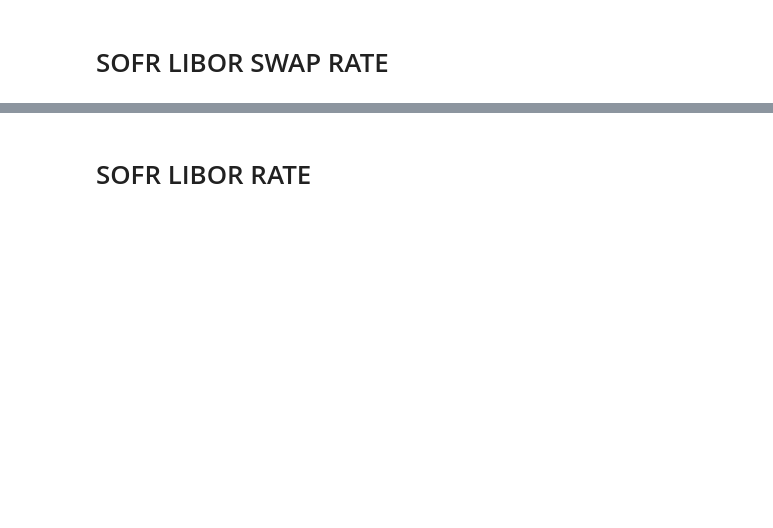
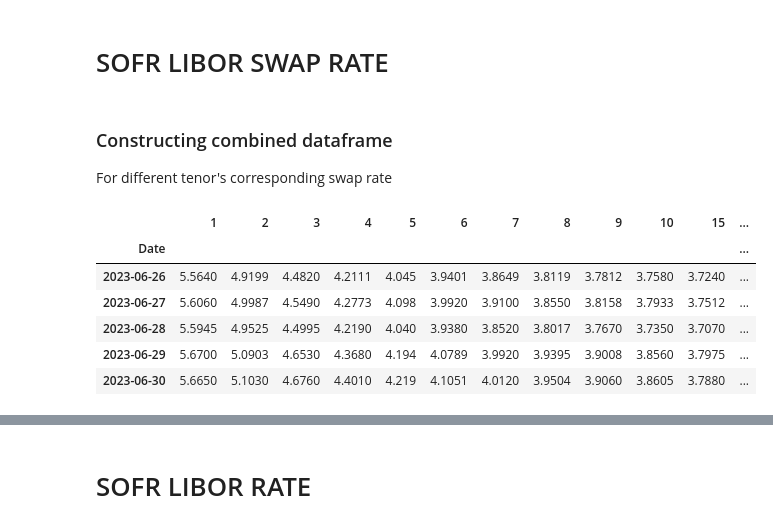
Before and after one commit to ekopen/VolGAN, a Jupyter notebook: sofr_libor_conversion.ipynb, the cells around one changed output, grey strips where cells are left out. Drawn from its saved outputs; the diff is of its cells as text; code cells hidden in the pictures; blank space fills up the shorter version.

```diff
--- a/sofr_libor_conversion.ipynb
+++ b/sofr_libor_conversion.ipynb
@@ -3 +12,4 @@
+# %% [markdown]
+### Constructing combined dataframe
+For different tenor's corresponding swap rate
 # %%
@@ -9,8 +20,12 @@ swapSofrRateFilePath = "data/swapSofrRate_raw.xlsx"
 # %%
 def combineDf(tenors, swapRateDataFilePath,bloombergPrefix):
     combinedDf = None
+    tenorMap = {'A':round(1/12,2),'C':3/12, 'F':6/12, 'I':9/12,'1F':18/12}
     for tenor in tenors:
+
         sheet_name = bloombergPrefix + str(tenor)
+        if tenor in tenorMap:
+            tenor=tenorMap[tenor]
         # Read the sheet from the Excel file
         df = pd.read_excel(swapRateDataFilePath, sheet_name=sheet_name)
 
@@ -22,7 +37,8 @@ def combineDf(tenors, swapRateDataFilePath,bloombergPrefix):
         df_subset = df[['Date', 'Last Price']].copy()
 
         # Rename the Last Price column to include the tenor (e.g., USSWAP1, USSWAP2, etc.)
-        df_subset.rename(columns={'Last Price': f'{bloombergPrefix}{tenor}'}, inplace=True)
+        # df_subset.rename(columns={'Last Price': f'{bloombergPrefix}{tenor}'}, inplace=True)
+        df_subset.rename(columns={'Last Price': tenor}, inplace=True)
 
         # Merge with the combined DataFrame on Date using an outer join
         if combinedDf is None:
@@ -31,15 +47,24 @@ def combineDf(tenors, swapRateDataFilePath,bloombergPrefix):
             combinedDf = pd.merge(combinedDf, df_subset, on='Date', how='outer')
     combinedDf=combinedDf.dropna()
     combinedDf.sort_values('Date', inplace=True)
-    combinedDf.reset_index(drop=True, inplace=True)
+    combinedDf['Date'] = pd.to_datetime(combinedDf['Date'])
+    combinedDf.set_index('Date', inplace=True)
     return combinedDf
 # %%
 liborTenors = [1,2,3,4,5,6,7,8,9,10,15,20,25,30]
 liborCombinedDf=combineDf(liborTenors, swapLiborRateDataFilePath, bloombergPrefix='USSWAP')
 
 # Display the combined DataFrame
-# liborCombinedDf.to_csv("LIBOR_swaprates.csv")
+liborCombinedDf.to_csv("LIBOR_swaprates.csv")
 liborCombinedDf.tail()
+# %% [output]
+|  | 1 | 2 | 3 | 4 | 5 | 6 | 7 | 8 | 9 | 10 | 15 | ... |
+| Date |  |  |  |  |  |  |  |  |  |  |  | ... |
+| 2023-06-26 | 5.5640 | 4.9199 | 4.4820 | 4.2111 | 4.045 | 3.9401 | 3.8649 | 3.8119 | 3.7812 | 3.7580 | 3.7240 | ... |
+| 2023-06-27 | 5.6060 | 4.9987 | 4.5490 | 4.2773 | 4.098 | 3.9920 | 3.9100 | 3.8550 | 3.8158 | 3.7933 | 3.7512 | ... |
+| 2023-06-28 | 5.5945 | 4.9525 | 4.4995 | 4.2190 | 4.040 | 3.9380 | 3.8520 | 3.8017 | 3.7670 | 3.7350 | 3.7070 | ... |
+| 2023-06-29 | 5.6700 | 5.0903 | 4.6530 | 4.3680 | 4.194 | 4.0789 | 3.9920 | 3.9395 | 3.9008 | 3.8560 | 3.7975 | ... |
+| 2023-06-30 | 5.6650 | 5.1030 | 4.6760 | 4.4010 | 4.219 | 4.1051 | 4.0120 | 3.9504 | 3.9060 | 3.8605 | 3.7880 | ... |
 # %%
 # 1M,3M, 6M, 9M, 1Y, 1.5Y, 2Y,....
 sofrTenors = ['A','C', 'F', 'I',1,'1F',2,3,4,5,6,7,8,9,10,15,20,25,30]
```
Also changed, not shown: parts of 31 cells of this notebook.
